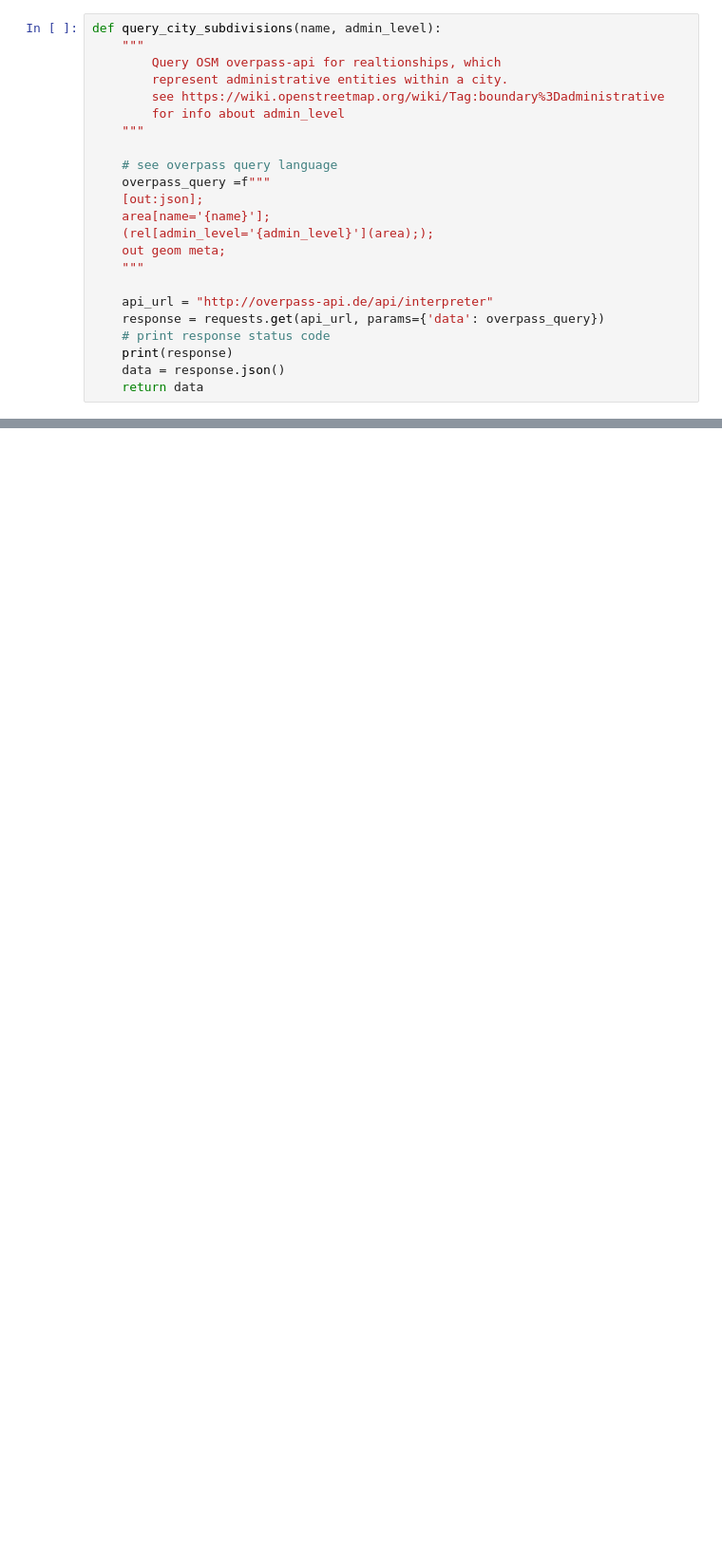
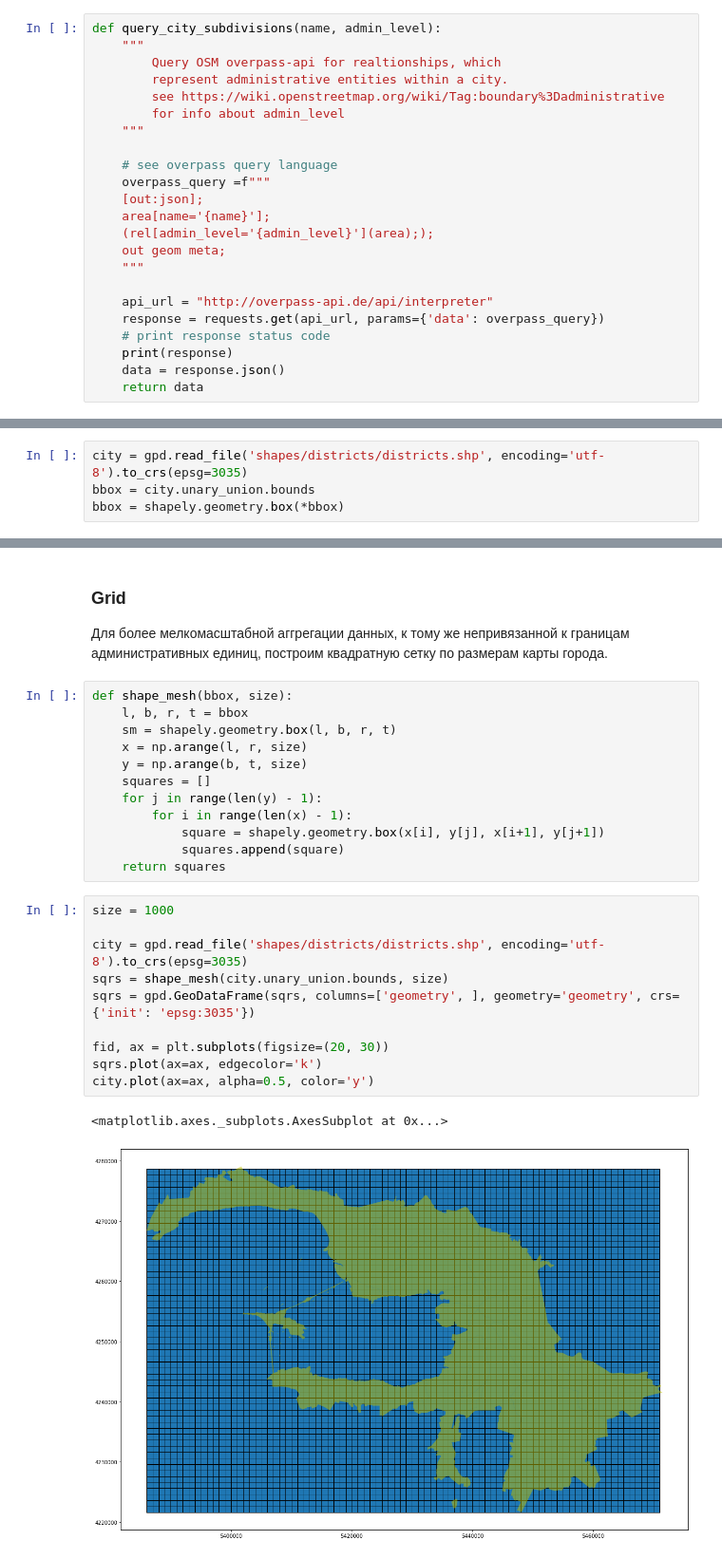
Before and after one commit to WGussev/StPHousing, a Jupyter notebook: shapes.ipynb, the cells around one changed output, grey strips where cells are left out. Shown at 95% size. Cells and saved outputs as stored; diff of their text form; blank space fills up the shorter version.

```diff
--- a/shapes.ipynb
+++ b/shapes.ipynb
@@ -167,0 +153,4 @@ def plot_subdivision_map(gdf, annotate=True):
+# %%
+city = gpd.read_file('shapes/districts/districts.shp', encoding='utf-8').to_crs(epsg=3035)
+bbox = city.unary_union.bounds
+bbox = shapely.geometry.box(*bbox)
@@ -167,0 +203,29 @@ def plot_subdivision_map(gdf, annotate=True):
+# %% [markdown]
+### Grid
+
+Для более мелкомасштабной аггрегации данных, к тому же непривязанной к границам административных единиц, построим квадратную сетку по размерам карты города.
+# %%
+def shape_mesh(bbox, size):
+    l, b, r, t = bbox
+    sm = shapely.geometry.box(l, b, r, t)
+    x = np.arange(l, r, size)
+    y = np.arange(b, t, size)
+    squares = []
+    for j in range(len(y) - 1):
+        for i in range(len(x) - 1):
+            square = shapely.geometry.box(x[i], y[j], x[i+1], y[j+1])
+            squares.append(square)
+    return squares
+# %%
+size = 1000
+
+city = gpd.read_file('shapes/districts/districts.shp', encoding='utf-8').to_crs(epsg=3035)
+sqrs = shape_mesh(city.unary_union.bounds, size)
+sqrs = gpd.GeoDataFrame(sqrs, columns=['geometry', ], geometry='geometry', crs={'init': 'epsg:3035'})
+
+fid, ax = plt.subplots(figsize=(20, 30))
+sqrs.plot(ax=ax, edgecolor='k')
+city.plot(ax=ax, alpha=0.5, color='y')
+# %% [output]
+<matplotlib.axes._subplots.AxesSubplot at 0x...>
+[figure, added]
```
Also changed, not shown: parts of 28 cells of this notebook, 29 other files.
